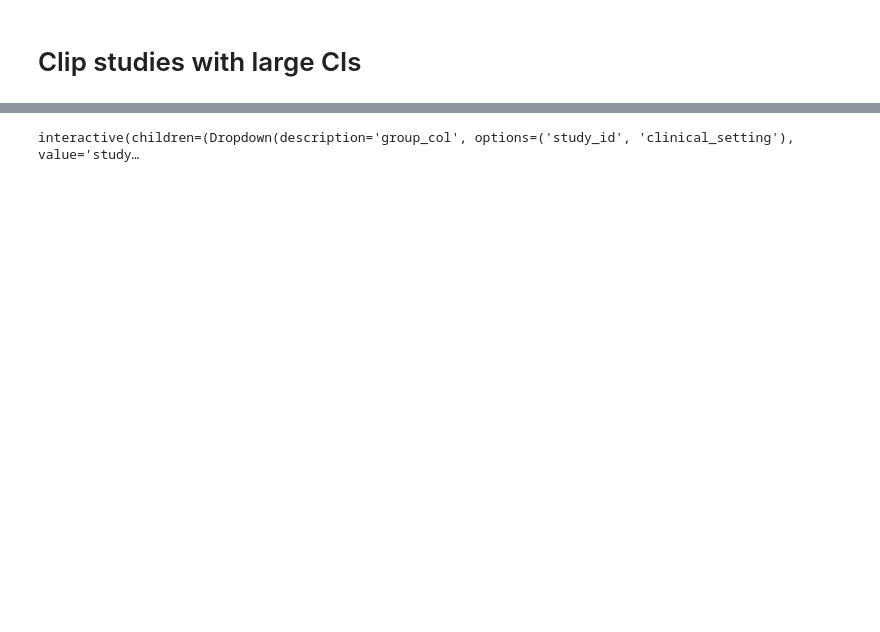
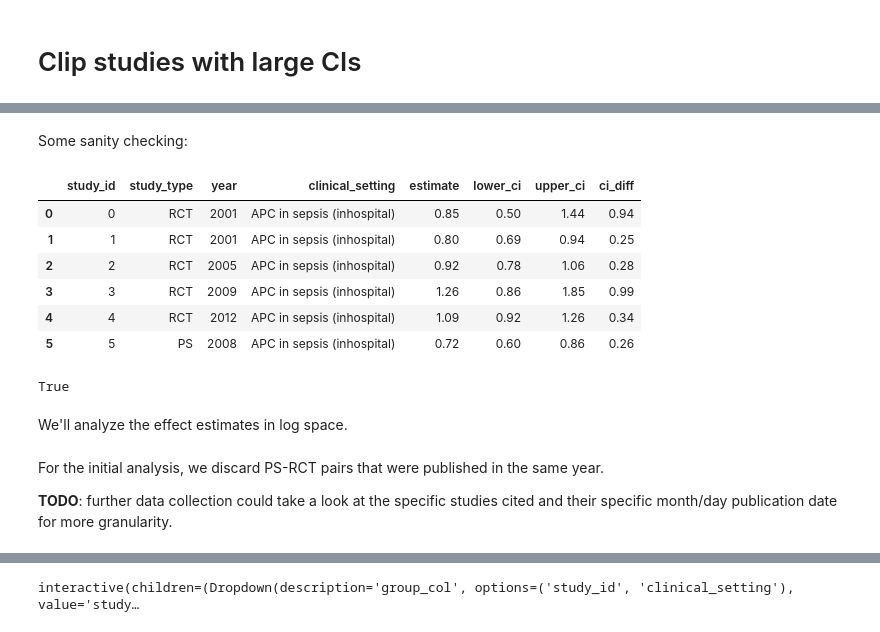
Before and after one commit to tliu526/psm-leakage, a Jupyter notebook: psm_leakage.ipynb, the cells around one changed output, grey strips where cells are left out. Drawn from its saved outputs; the diff is of its cells as text; code cells hidden in the pictures; blank space fills up the shorter version.

Commit message:
clean up main notebook with initial regression results

```diff
--- a/psm_leakage.ipynb
+++ b/psm_leakage.ipynb
@@ -132,4 +105,41 @@ pair_df['norm_diff'] = pair_df['raw_diff'] / (pair_df['ps_est'] + pair_df['rct_e
+# %% [markdown]
+Some sanity checking:
+# %%
+# examine the first PS (study id 5)
+sel_psm_leak.head(6)
+# %% [output]
+|  | study_id | study_type | year | clinical_setting | estimate | lower_ci | upper_ci | ci_diff |
+| 0 | 0 | RCT | 2001 | APC in sepsis (inhospital) | 0.85 | 0.50 | 1.44 | 0.94 |
+| 1 | 1 | RCT | 2001 | APC in sepsis (inhospital) | 0.80 | 0.69 | 0.94 | 0.25 |
+| 2 | 2 | RCT | 2005 | APC in sepsis (inhospital) | 0.92 | 0.78 | 1.06 | 0.28 |
+| 3 | 3 | RCT | 2009 | APC in sepsis (inhospital) | 1.26 | 0.86 | 1.85 | 0.99 |
+| 4 | 4 | RCT | 2012 | APC in sepsis (inhospital) | 1.09 | 0.92 | 1.26 | 0.34 |
+| 5 | 5 | PS | 2008 | APC in sepsis (inhospital) | 0.72 | 0.60 | 0.86 | 0.26 |
+# %%
+pair_ps_5 = pair_df[pair_df['study_id'] == '5']
+
+test_rcts = sel_psm_leak[(sel_psm_leak['clinical_setting'] == 'APC in sepsis (inhospital)') \
+                                          & (sel_psm_leak['study_type'] == 'RCT')]
+
+# make sure each ps study 5 is paired with every RCT
+assert pair_ps_5.shape[0] == test_rcts.shape[0]
+
+# make sure the effect estimates were copied over properly
+assert (pair_ps_5['ps_est'] == sel_psm_leak[sel_psm_leak['study_id'] == '5']['estimate'].values[0]).all()
+assert (pair_ps_5['rct_est'] == test_rcts['estimate']).all()
+
+# make sure year differences were calculated correctly
+assert pair_ps_5['year_diff'].equals(pd.Series([7, 7, 3, -1, -4], dtype=float))
+# %% [output]
+True
+# %% [markdown]
+We'll analyze the effect estimates in log space.
 # %%
 pair_df['rct_est'] = np.log(pair_df['rct_est'])
 pair_df['ps_est'] = np.log(pair_df['ps_est'])
+# %% [markdown]
+For the initial analysis, we discard PS-RCT pairs that were published in the same year.
+
+**TODO**: further data collection could take a look at the specific studies cited
+and their specific month/day publication date for more granularity.
 # %%
```
Also changed, not shown: parts of 37 cells of this notebook, 1 other file.
